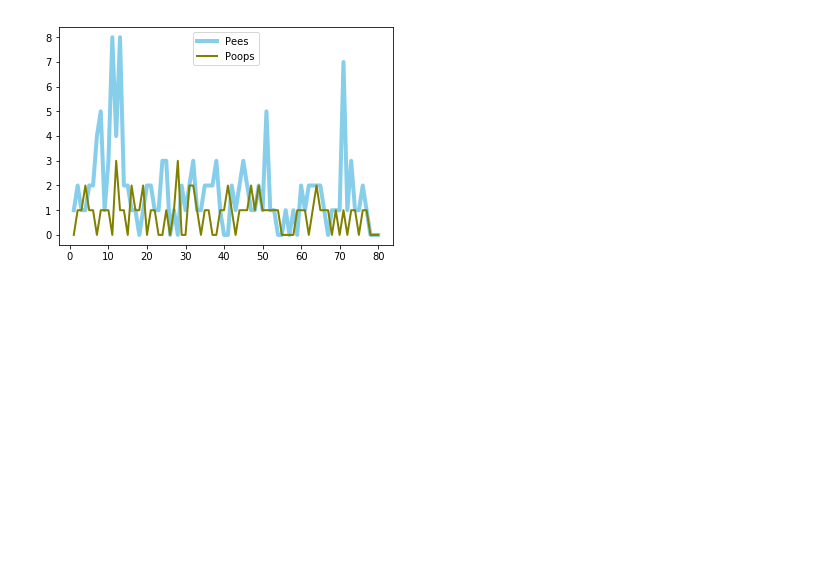
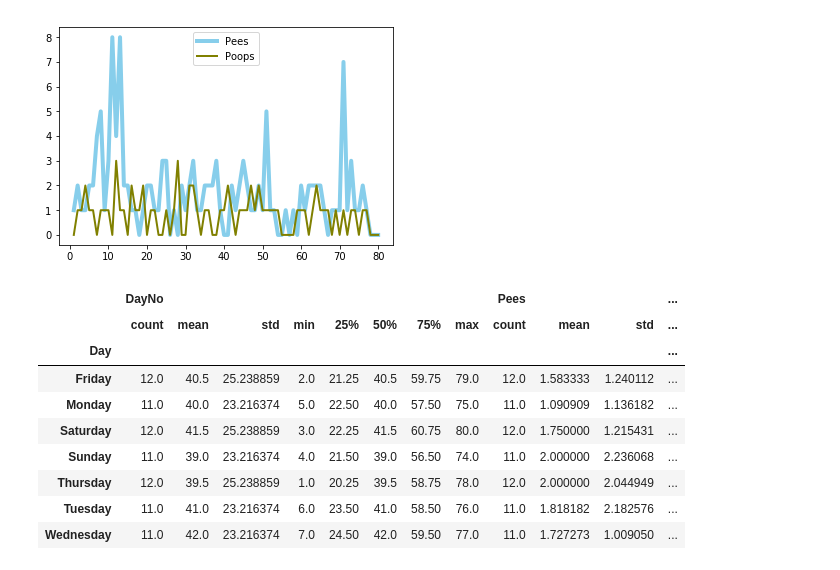
Before and after one commit to Daylen-Mackey/dog-house-training, a Jupyter notebook: House Training Notebook.ipynb, the cells around one changed output. Saved outputs shown, nothing was run; the diff lists cells and outputs as text; code cells hidden in the pictures; blank space fills up the shorter version.

```diff
--- a/House Training Notebook.ipynb
+++ b/House Training Notebook.ipynb
@@ -173,0 +178,13 @@ plt.legend()
+# %%
+df2.groupby(df2['Day']).describe()
+# %% [output]
+|  | DayNo |  |  |  |  |  |  |  | Pees |  |  | ... |
+|  | count | mean | std | min | 25% | 50% | 75% | max | count | mean | std | ... |
+| Day |  |  |  |  |  |  |  |  |  |  |  | ... |
+| Friday | 12.0 | 40.5 | 25.238859 | 2.0 | 21.25 | 40.5 | 59.75 | 79.0 | 12.0 | 1.583333 | 1.240112 | ... |
+| Monday | 11.0 | 40.0 | 23.216374 | 5.0 | 22.50 | 40.0 | 57.50 | 75.0 | 11.0 | 1.090909 | 1.136182 | ... |
+| Saturday | 12.0 | 41.5 | 25.238859 | 3.0 | 22.25 | 41.5 | 60.75 | 80.0 | 12.0 | 1.750000 | 1.215431 | ... |
+| Sunday | 11.0 | 39.0 | 23.216374 | 4.0 | 21.50 | 39.0 | 56.50 | 74.0 | 11.0 | 2.000000 | 2.236068 | ... |
+| Thursday | 12.0 | 39.5 | 25.238859 | 1.0 | 20.25 | 39.5 | 58.75 | 78.0 | 12.0 | 2.000000 | 2.044949 | ... |
+| Tuesday | 11.0 | 41.0 | 23.216374 | 6.0 | 23.50 | 41.0 | 58.50 | 76.0 | 11.0 | 1.818182 | 2.182576 | ... |
+| Wednesday | 11.0 | 42.0 | 23.216374 | 7.0 | 24.50 | 42.0 | 59.50 | 77.0 | 11.0 | 1.727273 | 1.009050 | ... |
```
Also changed, not shown: parts of 7 cells of this notebook.
